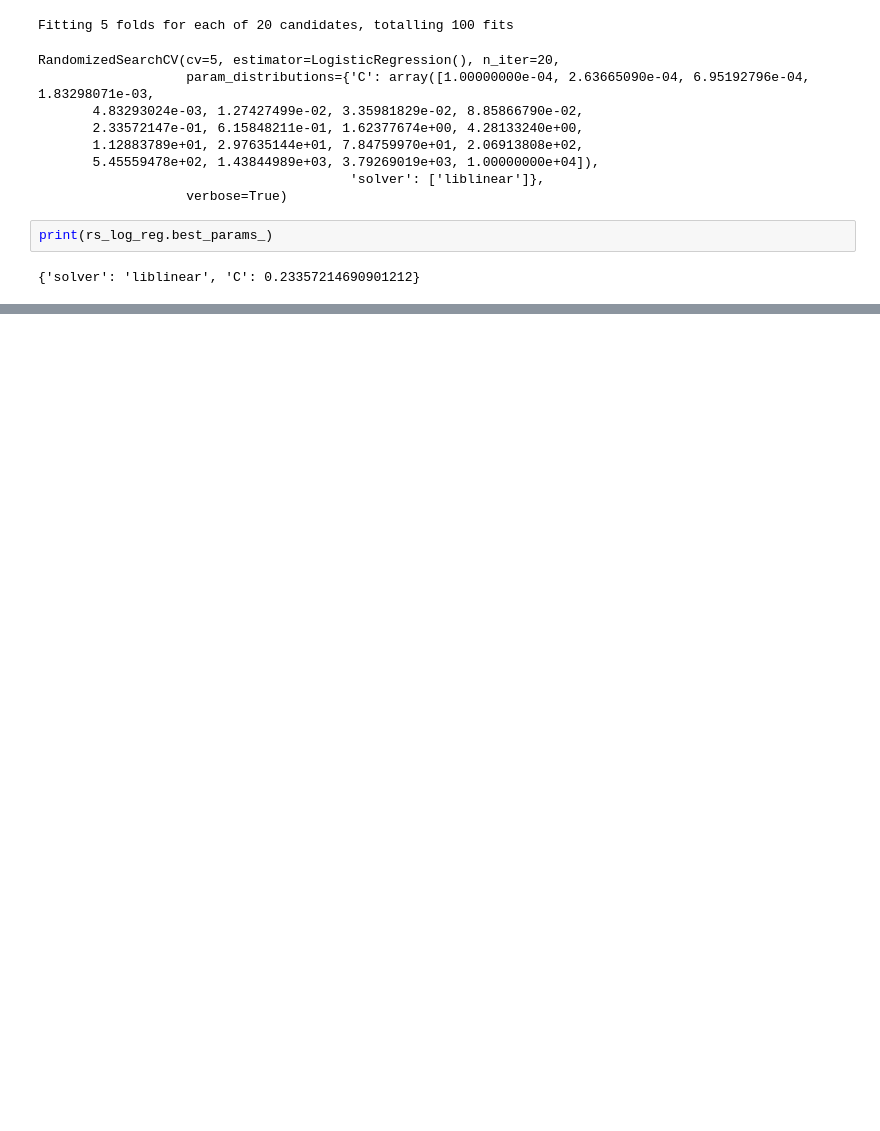
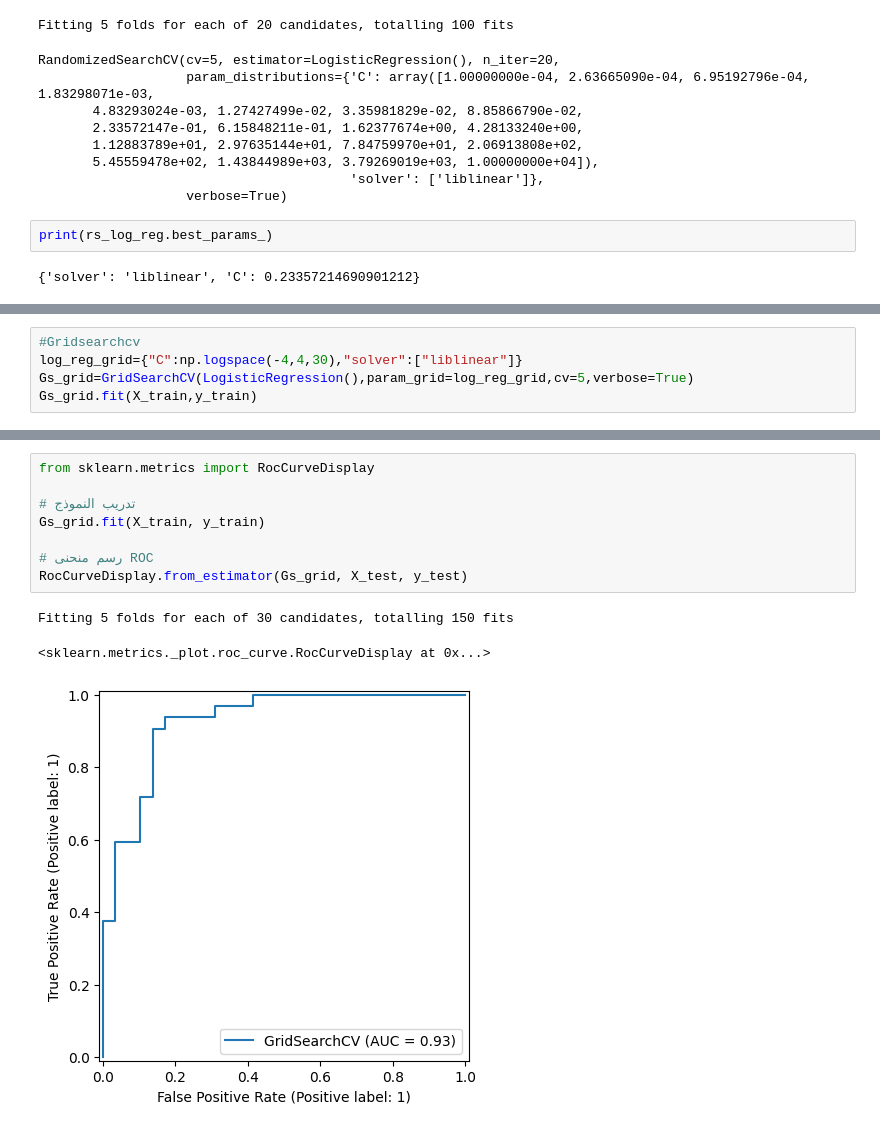
Before and after one commit to abdrhmnre/End-to-end-Heart-Disease-Machine-Learning-project, a Jupyter notebook: workspace/project.ipynb, the cells around one changed output, grey strips where cells are left out. Cells and saved outputs as stored; diff of their text form; blank space fills up the shorter version.

```diff
--- a/workspace/project.ipynb
+++ b/workspace/project.ipynb
@@ -236,0 +253,5 @@ RandomizedSearchCV(cv=5, estimator=RandomForestClassifier(), n_iter=20,
+# %%
+#Gridsearchcv
+log_reg_grid={"C":np.logspace(-4,4,30),"solver":["liblinear"]}
+Gs_grid=GridSearchCV(LogisticRegression(),param_grid=log_reg_grid,cv=5,verbose=True)
+Gs_grid.fit(X_train,y_train)
@@ -236,0 +299,12 @@ RandomizedSearchCV(cv=5, estimator=RandomForestClassifier(), n_iter=20,
+# %%
+from sklearn.metrics import RocCurveDisplay
+
+# تدريب النموذج
+Gs_grid.fit(X_train, y_train)
+
+# رسم منحنى ROC
+RocCurveDisplay.from_estimator(Gs_grid, X_test, y_test)
+# %% [output]
+Fitting 5 folds for each of 30 candidates, totalling 150 fits
+<sklearn.metrics._plot.roc_curve.RocCurveDisplay at 0x...>
+[figure, added]
```
Also changed, not shown: parts of 24 cells of this notebook.
